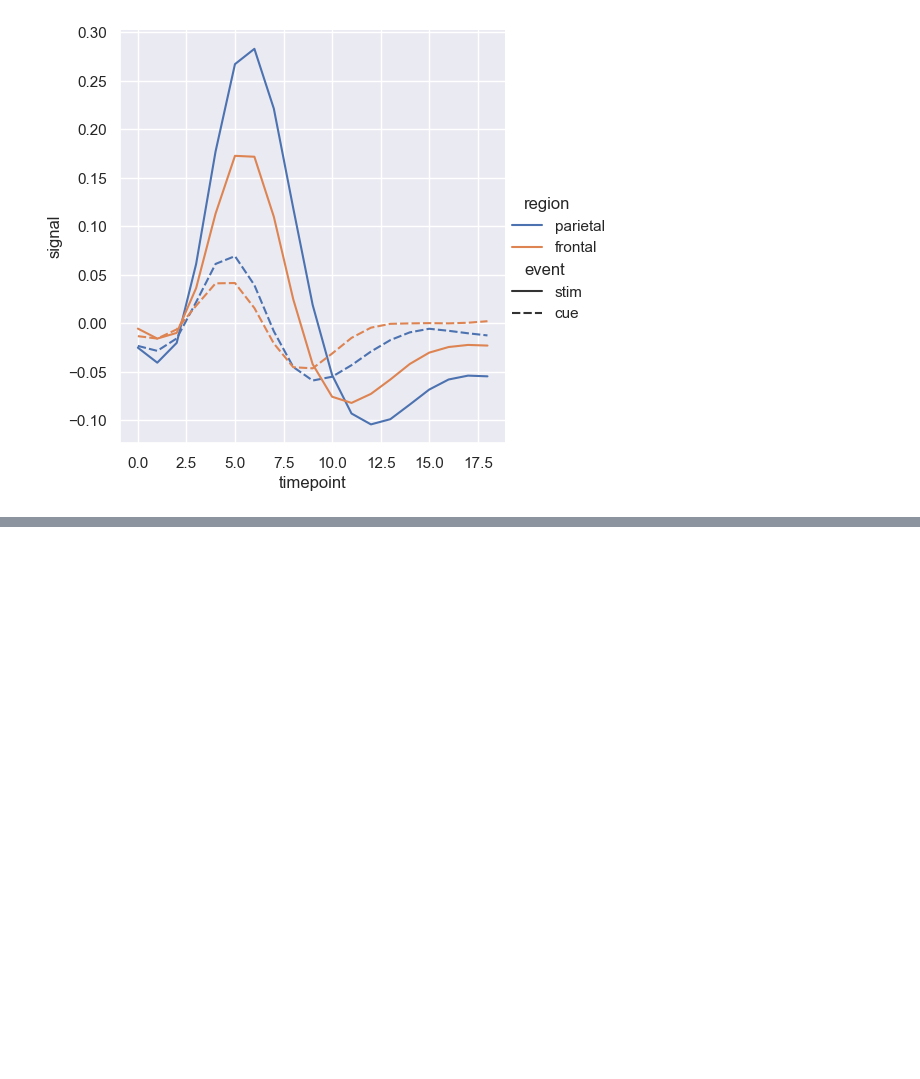
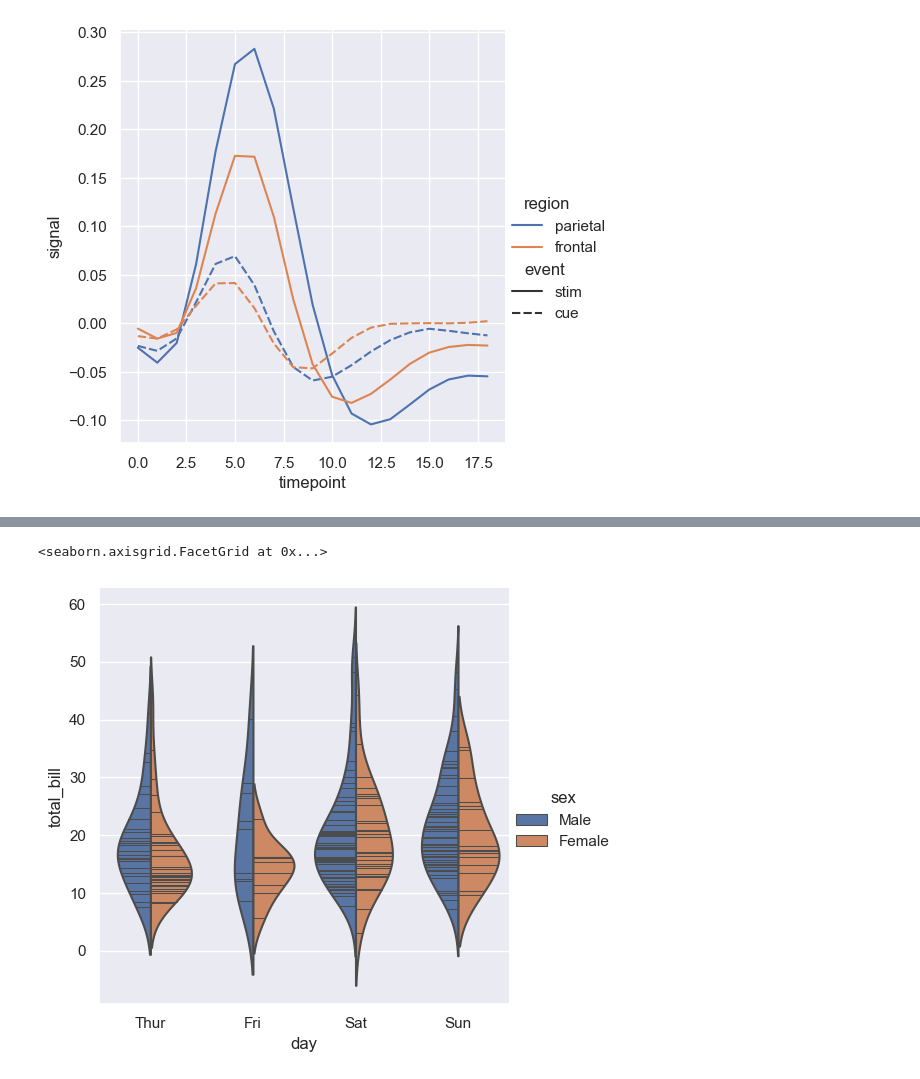
Before and after one commit to HyeongSeok-Park/Seaborn_Study, a Jupyter notebook: Seaborn_Study_01.ipynb, the cells around one changed output, grey strips where cells are left out. Saved outputs shown, nothing was run; the diff lists cells and outputs as text; code cells hidden in the pictures; blank space fills up the shorter version.

```diff
--- a/Seaborn_Study_01.ipynb
+++ b/Seaborn_Study_01.ipynb
@@ -168,0 +199,8 @@ sns.relplot(x = 'timepoint', y = 'signal', kind = 'line', data = fmri, hue = 're
+# %%
+# catplot ( kind = 'violin' ) - 좌 우 데이터 비교 가능
+sns.catplot(x = 'day', y = 'total_bill', data = tips, hue = 'sex', inner = 'stick', split = True, kind = 'violin') # 요일별 요금정산 금액
+# split 옵션으로 합치기 가능
+# inner 옵션으로 실제 데이터를 가로선으로 표기
+# %% [output]
+<seaborn.axisgrid.FacetGrid at 0x...>
+[figure, added]
```
Also changed, not shown: parts of 18 cells of this notebook.
